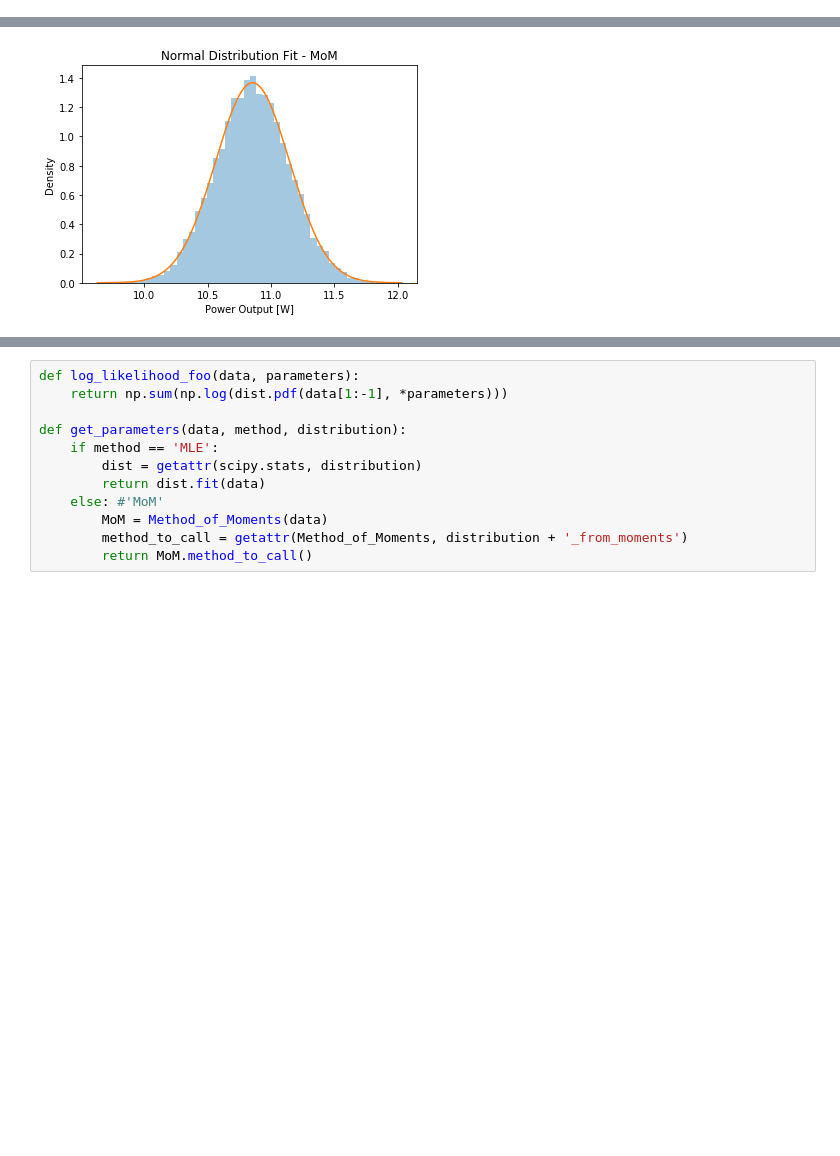
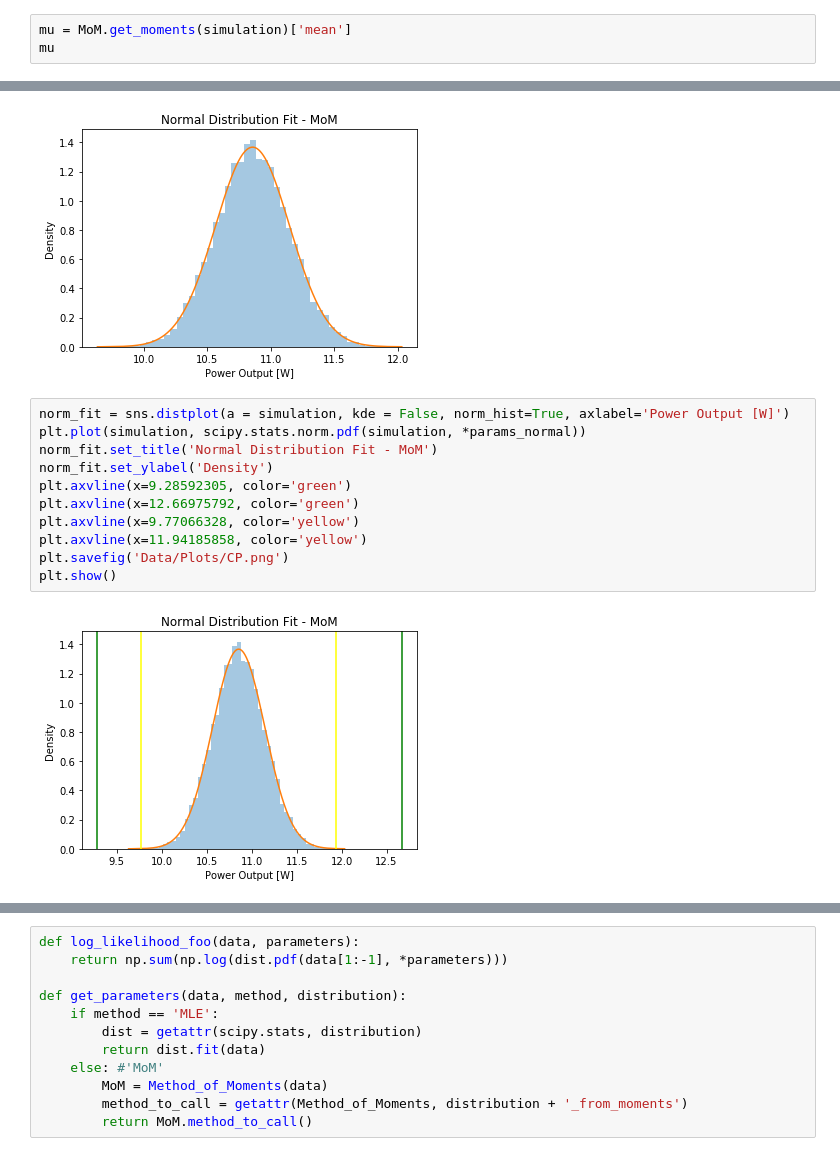
Before and after one commit to oriolgarrobe/Thesis, a Jupyter notebook: Method_of_Moments.ipynb, the cells around one changed output, grey strips where cells are left out. Cells and saved outputs as stored; diff of their text form; blank space fills up the shorter version.

Commit message:
some plots

```diff
--- a/Method_of_Moments.ipynb
+++ b/Method_of_Moments.ipynb
@@ -88,3 +64,6 @@ MoM.get_moments()
 from MoM_class import Method_of_Moments
 # %%
 MoM = Method_of_Moments(simulation)
+# %%
+mu = MoM.get_moments(simulation)['mean']
+mu
@@ -236,6 +222,19 @@ norm_fit.set_ylabel('Density')
 plt.savefig('Data/Plots/MoM_Normal.png')
 # %% [output]
 [figure]
+# %%
+norm_fit = sns.distplot(a = simulation, kde = False, norm_hist=True, axlabel='Power Output [W]')
+plt.plot(simulation, scipy.stats.norm.pdf(simulation, *params_normal))
+norm_fit.set_title('Normal Distribution Fit - MoM')
+norm_fit.set_ylabel('Density')
+plt.axvline(x=9.28592305, color='green')
+plt.axvline(x=12.66975792, color='green')
+plt.axvline(x=9.77066328, color='yellow')
+plt.axvline(x=11.94185858, color='yellow')
+plt.savefig('Data/Plots/CP.png')
+plt.show()
+# %% [output]
+[figure, added]
 # %%
 params_uniform = uniform_from_moments(simulation)
 params_uniform
```
Also changed, not shown: parts of 23 cells of this notebook, 12 other files.
